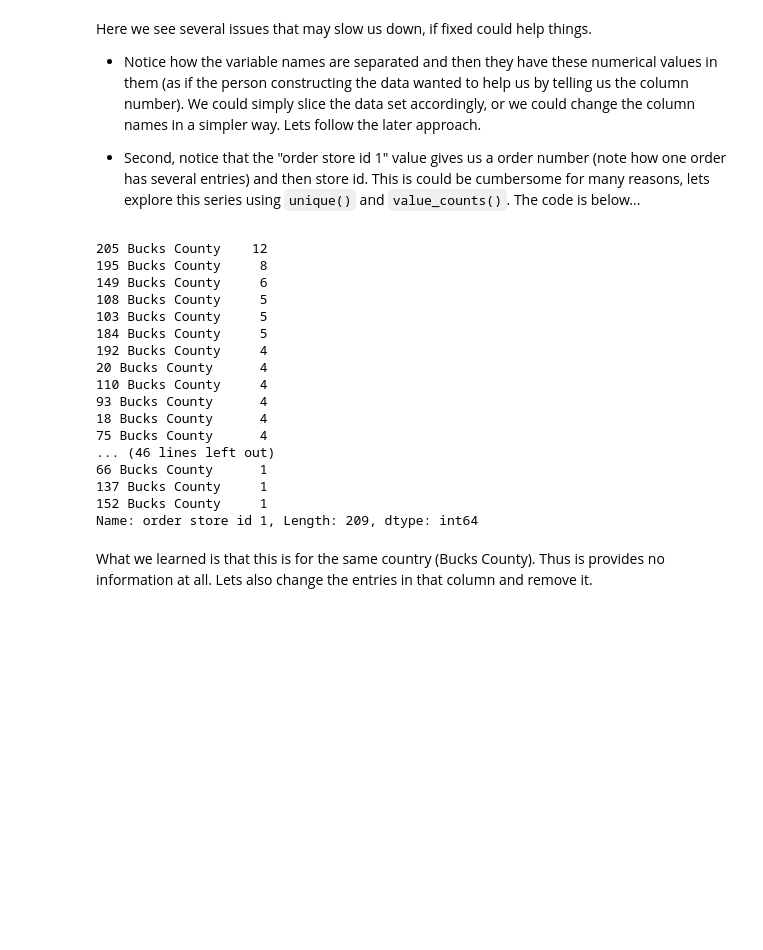
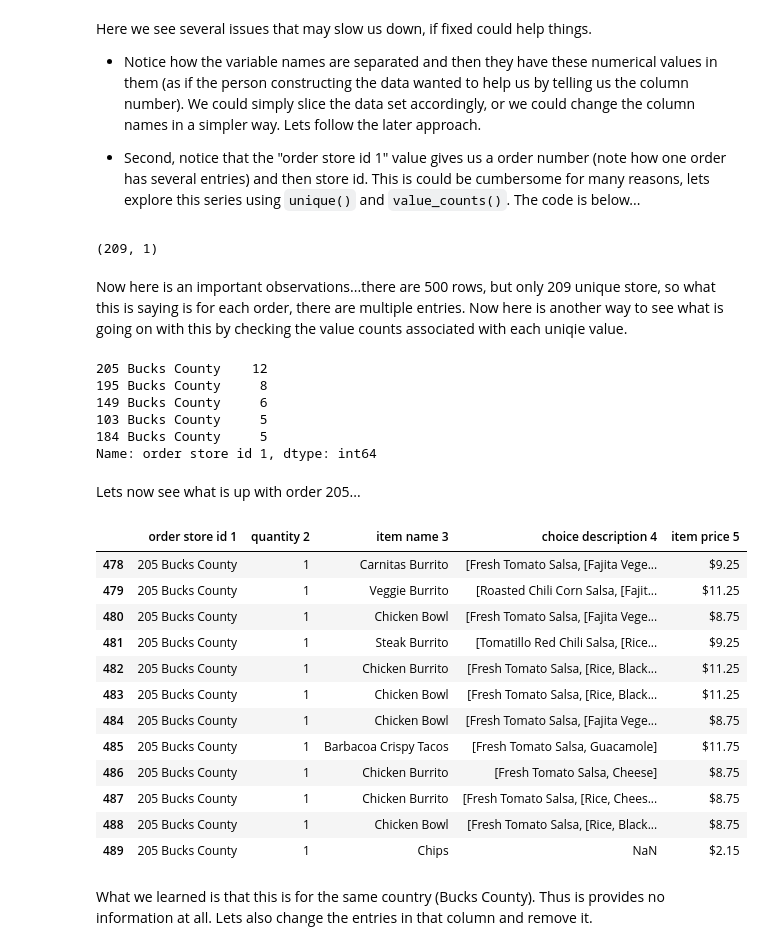
Before and after one commit to mwaugh0328/data_bootcamp_spring_2019, a Jupyter notebook: cleaning_data/cleaning_chipoltle_data.ipynb, the cells around one changed output. Drawn from its saved outputs; the diff is of its cells as text; code cells hidden in the pictures; blank space fills up the shorter version.

```diff
--- a/cleaning_data/cleaning_chipoltle_data.ipynb
+++ b/cleaning_data/cleaning_chipoltle_data.ipynb
@@ -121,25 +133,36 @@ Here we see several issues that may slow us down, if fixed could help things.
+# %%
+unique_values.shape
+# %% [output]
+(209, 1)
+# %% [markdown]
+Now here is an important observations...there are 500 rows, but only 209 unique store, so what this is saying is for each order, there are multiple entries. Now here is another way to see what is going on with this by checking the value counts associated with each uniqie value.
 # %%
-# chp["order store id 1"].unique()
-
-#chp["order store id 1"].value_counts()
+chp["order store id 1"].value_counts().head()
 # %% [output]
 205 Bucks County    12
 195 Bucks County     8
 149 Bucks County     6
-108 Bucks County     5
 103 Bucks County     5
 184 Bucks County     5
-192 Bucks County     4
-20 Bucks County      4
-110 Bucks County     4
-93 Bucks County      4
-18 Bucks County      4
-75 Bucks County      4
-... (46 lines left out)
-66 Bucks County      1
-137 Bucks County     1
-152 Bucks County     1
-Name: order store id 1, Length: 209, dtype: int64
+Name: order store id 1, dtype: int64
+# %% [markdown]
+Lets now see what is up with order 205...
+# %%
+chp[chp["order store id 1"]== "205 Bucks County"]
+# %% [output]
+|  | order store id 1 | quantity 2 | item name 3 | choice description 4 | item price 5 |
+| 478 | 205 Bucks County | 1 | Carnitas Burrito | [Fresh Tomato Salsa, [Fajita Vege... | $9.25 |
+| 479 | 205 Bucks County | 1 | Veggie Burrito | [Roasted Chili Corn Salsa, [Fajit... | $11.25 |
+| 480 | 205 Bucks County | 1 | Chicken Bowl | [Fresh Tomato Salsa, [Fajita Vege... | $8.75 |
+| 481 | 205 Bucks County | 1 | Steak Burrito | [Tomatillo Red Chili Salsa, [Rice... | $9.25 |
+| 482 | 205 Bucks County | 1 | Chicken Burrito | [Fresh Tomato Salsa, [Rice, Black... | $11.25 |
+| 483 | 205 Bucks County | 1 | Chicken Bowl | [Fresh Tomato Salsa, [Rice, Black... | $11.25 |
+| 484 | 205 Bucks County | 1 | Chicken Bowl | [Fresh Tomato Salsa, [Fajita Vege... | $8.75 |
+| 485 | 205 Bucks County | 1 | Barbacoa Crispy Tacos | [Fresh Tomato Salsa, Guacamole] | $11.75 |
+| 486 | 205 Bucks County | 1 | Chicken Burrito | [Fresh Tomato Salsa, Cheese] | $8.75 |
+| 487 | 205 Bucks County | 1 | Chicken Burrito | [Fresh Tomato Salsa, [Rice, Chees... | $8.75 |
+| 488 | 205 Bucks County | 1 | Chicken Bowl | [Fresh Tomato Salsa, [Rice, Black... | $8.75 |
+| 489 | 205 Bucks County | 1 | Chips | NaN | $2.15 |
 # %% [markdown]
 What we learned is that this is for the same country (Bucks County). Thus is provides no information at all. Lets also change the entries in that column and remove it.
 # %% [markdown]
```
Also changed, not shown: parts of 4 cells of this notebook.
